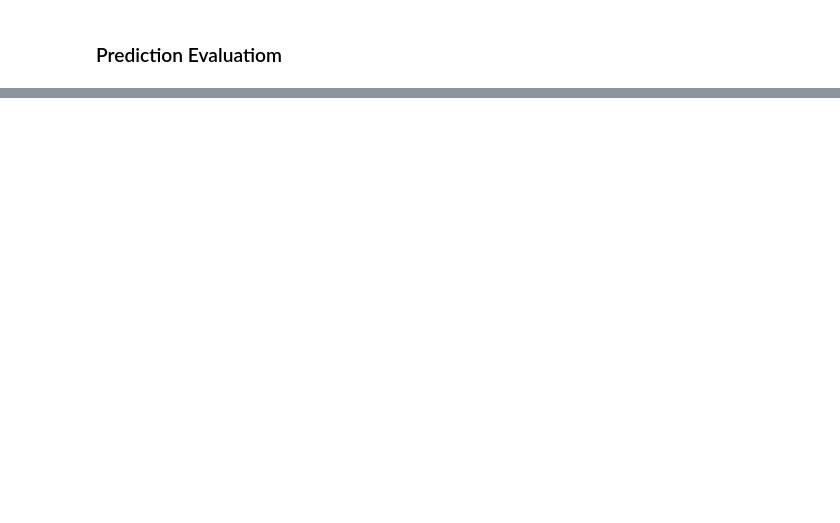
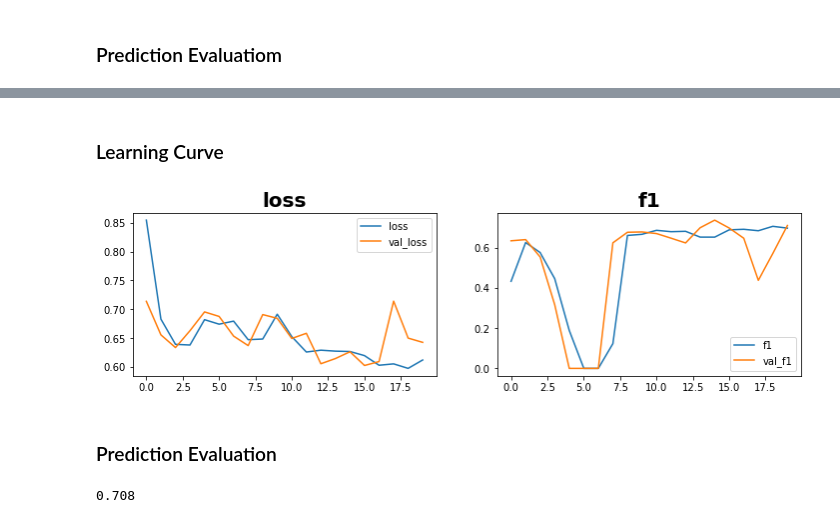
Before and after one commit to abhi8893/tensorflow-deep-learning-mrdbourke, a Jupyter notebook: notebooks/03A-Pizza-Steak-Image-Classification.ipynb, the cells around one changed output, grey strips where cells are left out. Drawn from its saved outputs; the diff is of its cells as text; code cells hidden in the pictures; blank space fills up the shorter version.

```diff
--- a/notebooks/03A-Pizza-Steak-Image-Classification.ipynb
+++ b/notebooks/03A-Pizza-Steak-Image-Classification.ipynb
@@ -648,0 +970,14 @@ metrics.accuracy_score(test_data.labels, y_test_pred)
+# %%
+model = tf.keras.models.Sequential([
+    layers.Input(shape=INPUT_SHAPE),
+    layers.Flatten(),
+    layers.Dense(8, activation='relu'),
+    layers.Dense(8, activation='relu'),
+    layers.Dense(1, activation='sigmoid')
+], name='Simple-Dense')
+
+# Compile the model
+model.compile(loss=losses.binary_crossentropy, optimizer=optimizers.Adam(), metrics=[KerasMetrics.f1, 'accuracy'])
+
+# Summary
+model.summary()
@@ -648,0 +1005,3 @@ metrics.accuracy_score(test_data.labels, y_test_pred)
+# %%
+history = model.fit(train_data, steps_per_epoch=len(train_data), validation_data=validation_data, validation_steps=len(validation_data), epochs=20)
+tfmodels[model.name] = model
@@ -648,0 +1026,14 @@ metrics.accuracy_score(test_data.labels, y_test_pred)
+# %% [markdown]
+### Learning Curve
+# %%
+plot_learning_curve(model, extra_metric='f1');
+# %% [output]
+[figure, added]
+# %% [markdown]
+### Prediction Evaluation
+# %%
+y_test_pred_prob = model.predict(test_data)
+y_test_pred = y_test_pred_prob.round()
+metrics.accuracy_score(test_data.labels, y_test_pred)
+# %% [output]
+0.708
```
Also changed, not shown: parts of 88 cells of this notebook.
